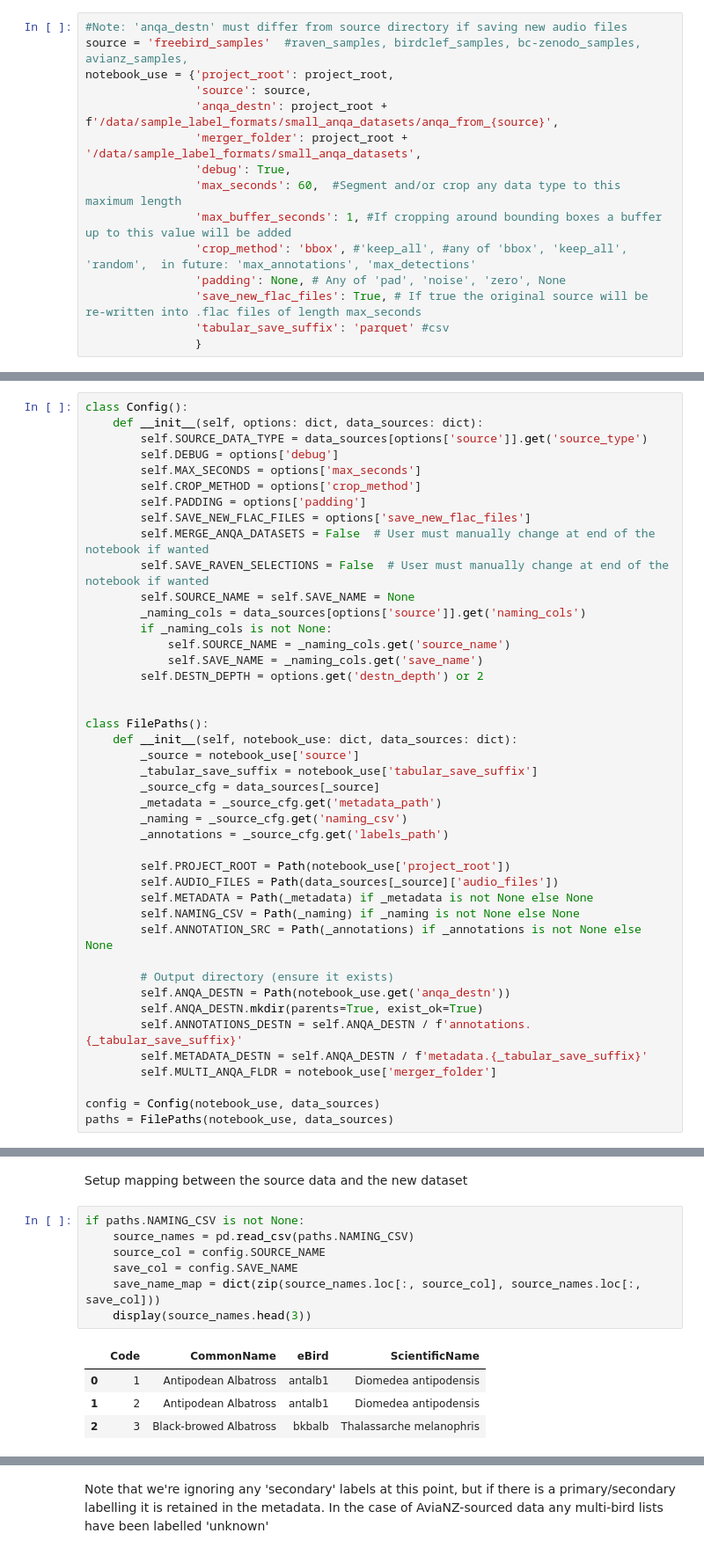
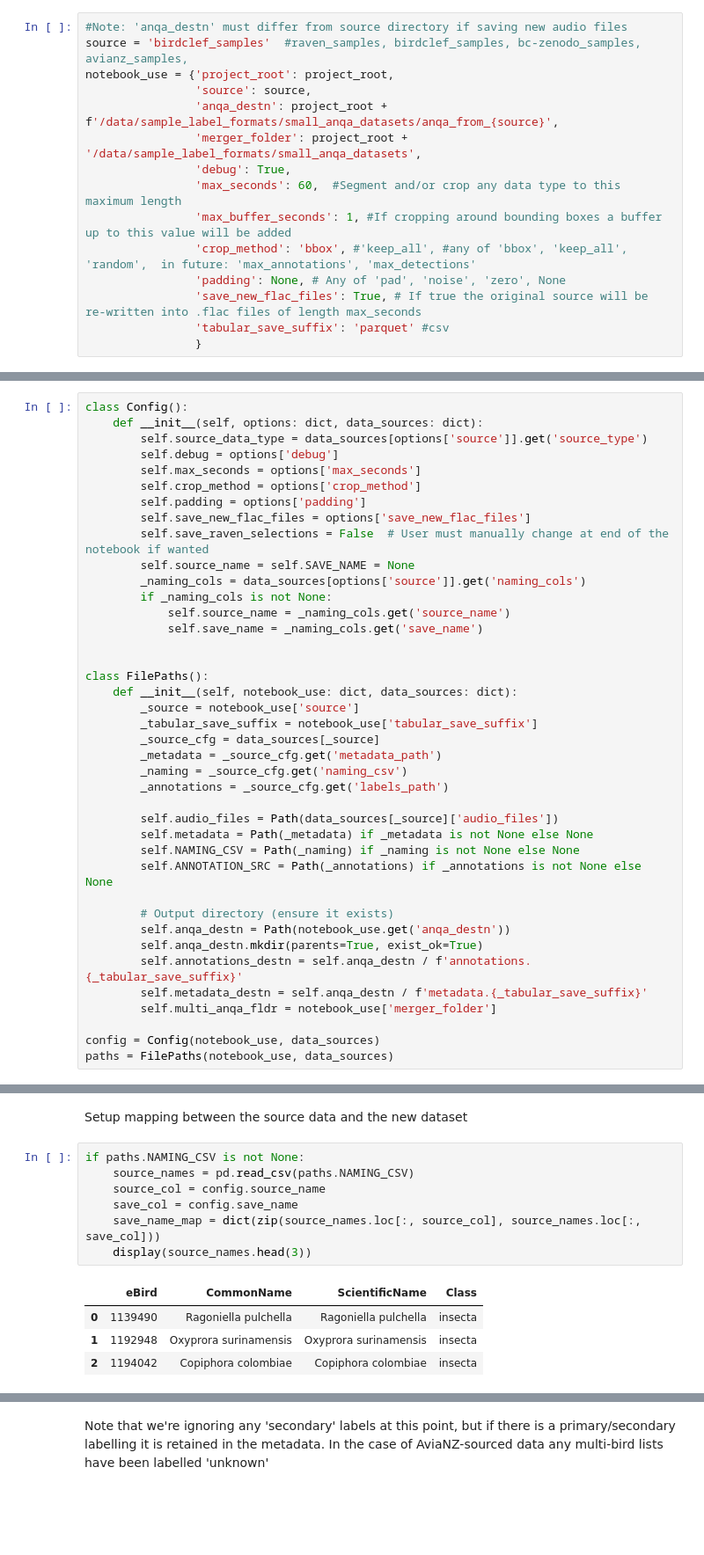
Before and after one commit to Wologman/wildpytools, a Jupyter notebook: demo_notebooks/bird_call_reformat.ipynb, the cells around one changed output, grey strips where cells are left out. Shown at 88% size. Saved outputs shown, nothing was run; the diff lists cells and outputs as text; blank space fills up the shorter version.

```diff
--- a/demo_notebooks/bird_call_reformat.ipynb
+++ b/demo_notebooks/bird_call_reformat.ipynb
@@ -78,7 +91,7 @@ from pathlib import Path
 project_root = str(Path().resolve().parent)
 # %%
 #Note: 'anqa_destn' must differ from source directory if saving new audio files
-source = 'freebird_samples'  #raven_samples, birdclef_samples, bc-zenodo_samples, avianz_samples,
+source = 'birdclef_samples'  #raven_samples, birdclef_samples, bc-zenodo_samples, avianz_samples,
 notebook_use = {'project_root': project_root,
                 'source': source,
                 'anqa_destn': project_root + f'/data/sample_label_formats/small_anqa_datasets/anqa_from_{source}',
@@ -216,20 +229,18 @@ loader_kwargs = {
 # %%
 class Config():
     def __init__(self, options: dict, data_sources: dict):
-        self.SOURCE_DATA_TYPE = data_sources[options['source']].get('source_type')
-        self.DEBUG = options['debug']
-        self.MAX_SECONDS = options['max_seconds']
-        self.CROP_METHOD = options['crop_method']
-        self.PADDING = options['padding']
-        self.SAVE_NEW_FLAC_FILES = options['save_new_flac_files']
-        self.MERGE_ANQA_DATASETS = False  # User must manually change at end of the notebook if wanted
-        self.SAVE_RAVEN_SELECTIONS = False  # User must manually change at end of the notebook if wanted
-        self.SOURCE_NAME = self.SAVE_NAME = None
+        self.source_data_type = data_sources[options['source']].get('source_type')
+        self.debug = options['debug']
+        self.max_seconds = options['max_seconds']
+        self.crop_method = options['crop_method']
+        self.padding = options['padding']
+        self.save_new_flac_files = options['save_new_flac_files']
+        self.save_raven_selections = False  # User must manually change at end of the notebook if wanted
+        self.source_name = self.SAVE_NAME = None
         _naming_cols = data_sources[options['source']].get('naming_cols')
         if _naming_cols is not None:
-            self.SOURCE_NAME = _naming_cols.get('source_name')
-            self.SAVE_NAME = _naming_cols.get('save_name')
-        self.DESTN_DEPTH = options.get('destn_depth') or 2
+            self.source_name = _naming_cols.get('source_name')
+            self.save_name = _naming_cols.get('save_name')
 
 
 class FilePaths():
@@ -241,18 +252,17 @@ class FilePaths():
         _naming = _source_cfg.get('naming_csv')
         _annotations = _source_cfg.get('labels_path')
 
-        self.PROJECT_ROOT = Path(notebook_use['project_root'])
-        self.AUDIO_FILES = Path(data_sources[_source]['audio_files'])
-        self.METADATA = Path(_metadata) if _metadata is not None else None
+        self.audio_files = Path(data_sources[_source]['audio_files'])
+        self.metadata = Path(_metadata) if _metadata is not None else None
         self.NAMING_CSV = Path(_naming) if _naming is not None else None
         self.ANNOTATION_SRC = Path(_annotations) if _annotations is not None else None
 
         # Output directory (ensure it exists)
-        self.ANQA_DESTN = Path(notebook_use.get('anqa_destn'))
-        self.ANQA_DESTN.mkdir(parents=True, exist_ok=True)
-        self.ANNOTATIONS_DESTN = self.ANQA_DESTN / f'annotations.{_tabular_save_suffix}'
-        self.METADATA_DESTN = self.ANQA_DESTN / f'metadata.{_tabular_save_suffix}'
-        self.MULTI_ANQA_FLDR = notebook_use['merger_folder']
+        self.anqa_destn = Path(notebook_use.get('anqa_destn'))
+        self.anqa_destn.mkdir(parents=True, exist_ok=True)
+        self.annotations_destn = self.anqa_destn / f'annotations.{_tabular_save_suffix}'
+        self.metadata_destn = self.anqa_destn / f'metadata.{_tabular_save_suffix}'
+        self.multi_anqa_fldr = notebook_use['merger_folder']
 
 config = Config(notebook_use, data_sources)
 paths = FilePaths(notebook_use, data_sources)
@@ -331,13 +354,13 @@ Setup mapping between the source data and the new dataset
 # %%
 if paths.NAMING_CSV is not None:
     source_names = pd.read_csv(paths.NAMING_CSV)
-    source_col = config.SOURCE_NAME
-    save_col = config.SAVE_NAME
+    source_col = config.source_name
+    save_col = config.save_name
     save_name_map = dict(zip(source_names.loc[:, source_col], source_names.loc[:, save_col]))
     display(source_names.head(3))
 # %% [output]
-|  | Code | CommonName | eBird | ScientificName |
-| 0 | 1 | Antipodean Albatross | antalb1 | Diomedea antipodensis |
-| 1 | 2 | Antipodean Albatross | antalb1 | Diomedea antipodensis |
-| 2 | 3 | Black-browed Albatross | bkbalb | Thalassarche melanophris |
+|  | eBird | CommonName | ScientificName | Class |
+| 0 | 1139490 | Ragoniella pulchella | Ragoniella pulchella | insecta |
+| 1 | 1192948 | Oxyprora surinamensis | Oxyprora surinamensis | insecta |
+| 2 | 1194042 | Copiphora colombiae | Copiphora colombiae | insecta |
 # %%
```
Also changed, not shown: parts of 19 cells of this notebook.
